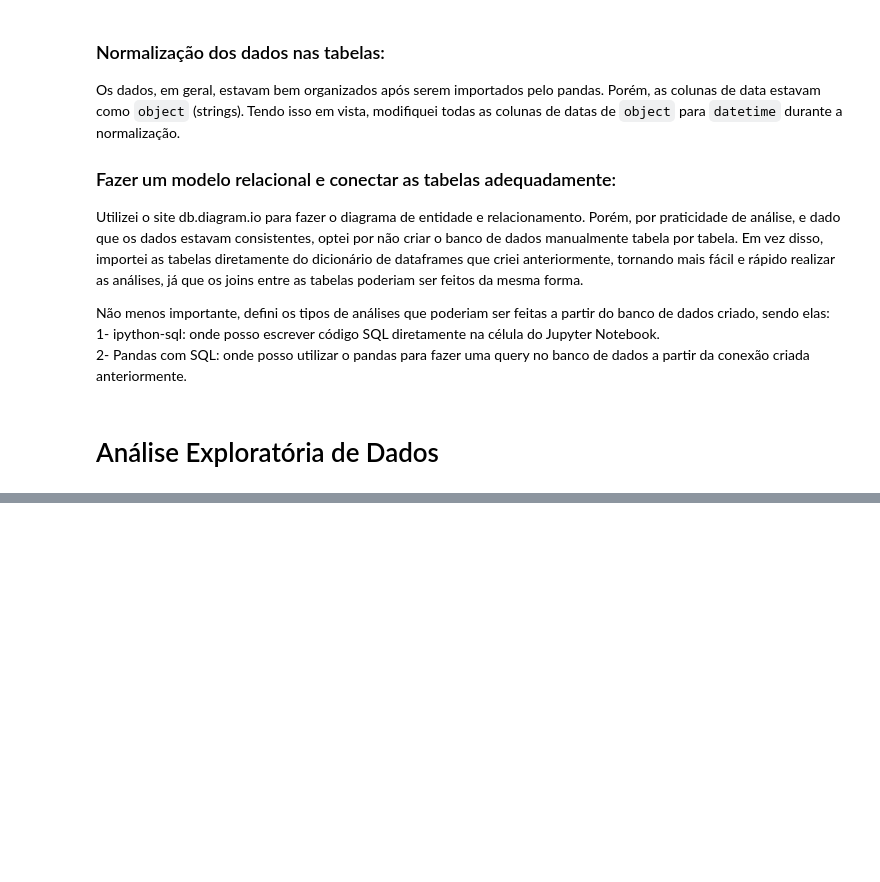
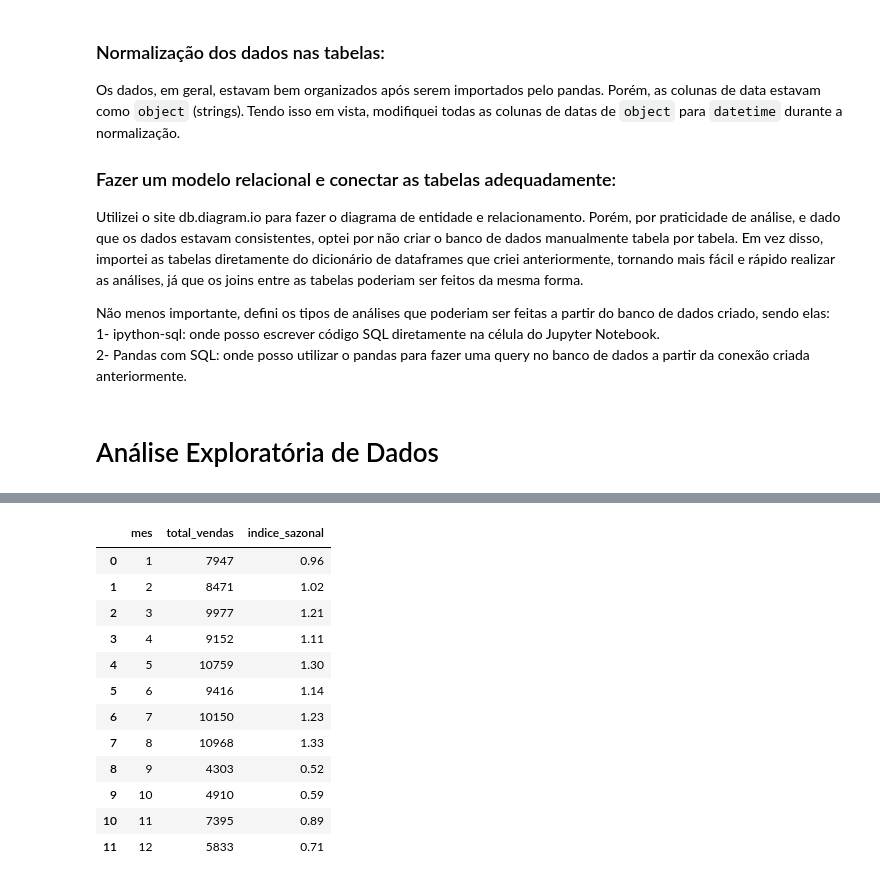
Before and after one commit to zVitor-Emanuel/Olist_Data_Analysis, a Jupyter notebook: case.ipynb, the cells around one changed output, grey strips where cells are left out. Saved outputs shown, nothing was run; the diff lists cells and outputs as text; code cells hidden in the pictures; blank space fills up the shorter version.

```diff
--- a/case.ipynb
+++ b/case.ipynb
@@ -613,0 +708,23 @@ Não menos importante, defini os tipos de análises que poderiam ser feitas a pa
+# %%
+dfa = dataframes['olist_orders_dataset']
+dfa['mes'] = dfa['order_approved_at'].dt.month
+vendas_p_mes = dfa.groupby('mes').size().reset_index(name='total_vendas')
+media_mensal = (dfa['order_approved_at'].count()) / 12
+vendas_p_mes['indice_sazonal'] = round(vendas_p_mes['total_vendas'] / media_mensal, 2)
+vendas_p_mes = vendas_p_mes.sort_values('mes').reset_index(drop=True)
+
+vendas_p_mes
+# %% [output]
+|  | mes | total_vendas | indice_sazonal |
+| 0 | 1 | 7947 | 0.96 |
+| 1 | 2 | 8471 | 1.02 |
+| 2 | 3 | 9977 | 1.21 |
+| 3 | 4 | 9152 | 1.11 |
+| 4 | 5 | 10759 | 1.30 |
+| 5 | 6 | 9416 | 1.14 |
+| 6 | 7 | 10150 | 1.23 |
+| 7 | 8 | 10968 | 1.33 |
+| 8 | 9 | 4303 | 0.52 |
+| 9 | 10 | 4910 | 0.59 |
+| 10 | 11 | 7395 | 0.89 |
+| 11 | 12 | 5833 | 0.71 |
```
Also changed, not shown: parts of 16 cells of this notebook, 1 other file.
